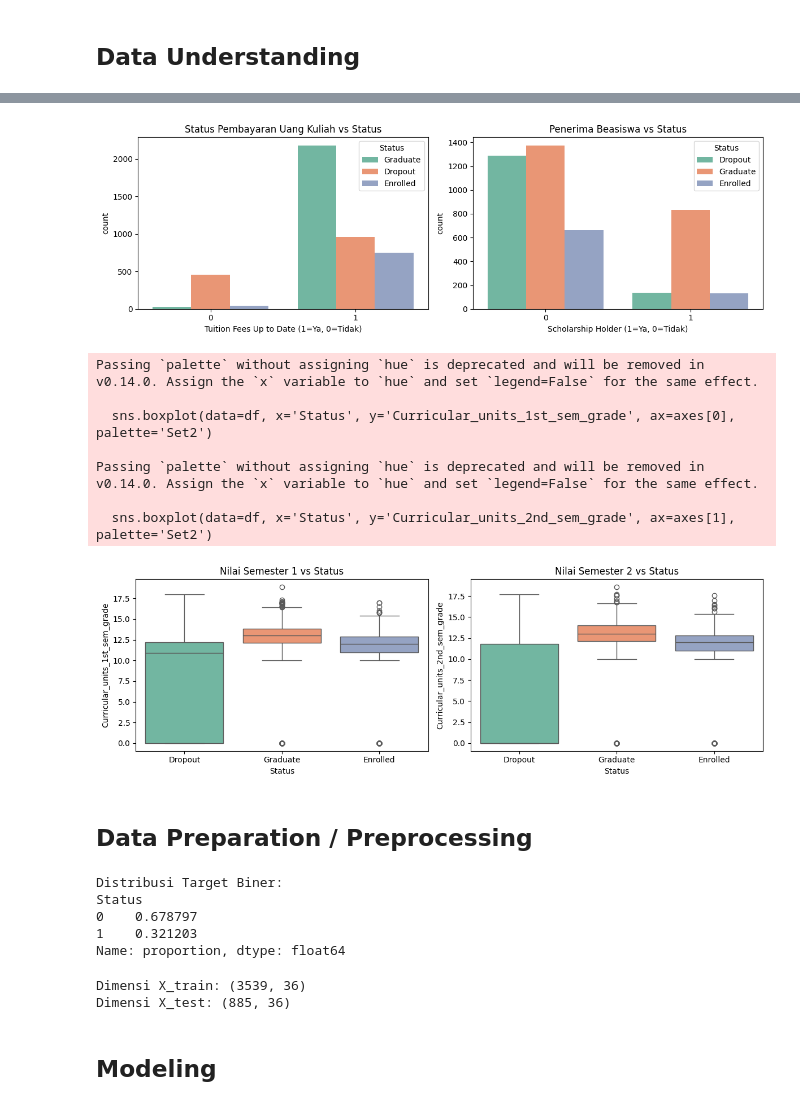
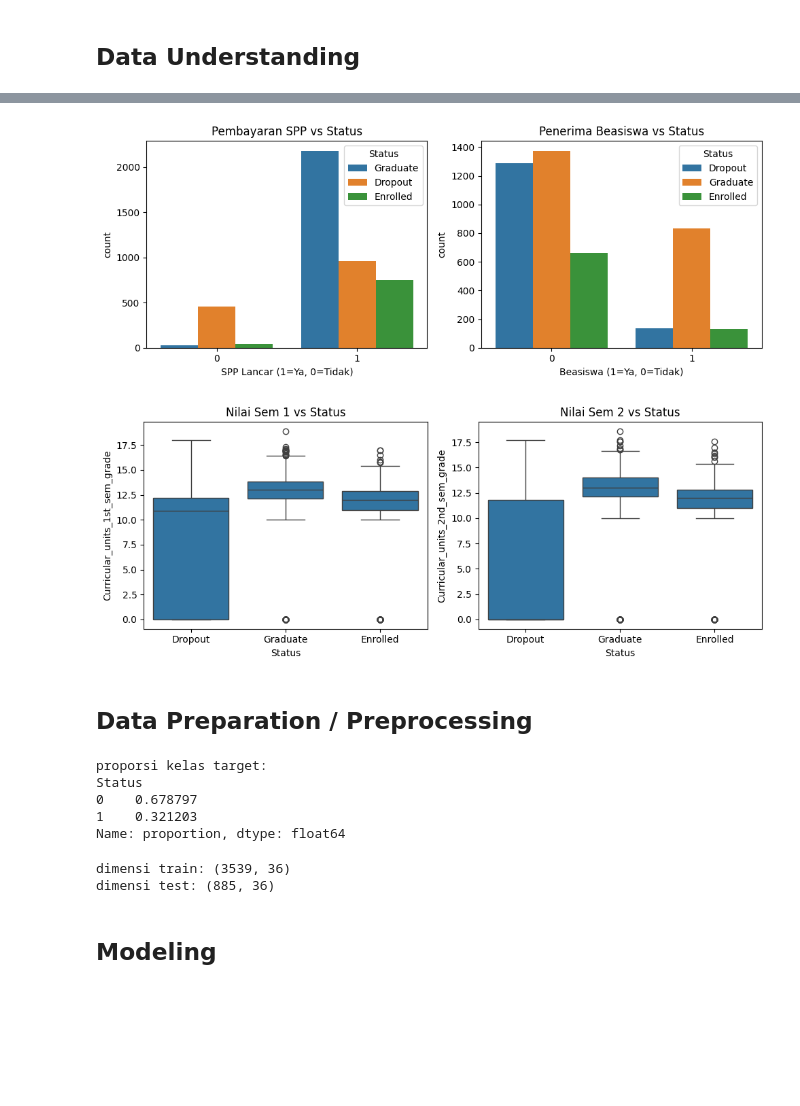
Before and after one commit to Idoo0/student-dropout-prediction, a Jupyter notebook: notebook.ipynb, the cells around one changed output, grey strips where cells are left out. Saved outputs shown, nothing was run; the diff lists cells and outputs as text; code cells hidden in the pictures; blank space fills up the shorter version.

```diff
--- a/notebook.ipynb
+++ b/notebook.ipynb
@@ -83,64 +81,57 @@ Passing `palette` without assigning `hue` is deprecated and will be removed in v
 # %%
-# Hubungan Status Finansial dengan Dropout
-fig, axes = plt.subplots(1, 2, figsize=(12, 4))
+# visualisasi hubungan spp dan beasiswa terhadap status
+fig, axes = plt.subplots(1, 2, figsize=(10, 4))
 
-sns.countplot(data=df, x='Tuition_fees_up_to_date', hue='Status', ax=axes[0], palette='Set2')
-axes[0].set_title('Status Pembayaran Uang Kuliah vs Status')
-axes[0].set_xlabel('Tuition Fees Up to Date (1=Ya, 0=Tidak)')
+sns.countplot(data=df, x='Tuition_fees_up_to_date', hue='Status', ax=axes[0])
+axes[0].set_title('Pembayaran SPP vs Status')
+axes[0].set_xlabel('SPP Lancar (1=Ya, 0=Tidak)')
 
-sns.countplot(data=df, x='Scholarship_holder', hue='Status', ax=axes[1], palette='Set2')
+sns.countplot(data=df, x='Scholarship_holder', hue='Status', ax=axes[1])
 axes[1].set_title('Penerima Beasiswa vs Status')
-axes[1].set_xlabel('Scholarship Holder (1=Ya, 0=Tidak)')
+axes[1].set_xlabel('Beasiswa (1=Ya, 0=Tidak)')
 
 plt.tight_layout()
 plt.show()
 # %% [output]
-[figure, old version]
+[figure, new version]
 # %%
-# Hubungan Performa Akademik Semester 1 & 2 dengan Status
-fig, axes = plt.subplots(1, 2, figsize=(12, 4))
+# visualisasi nilai semester 1 dan 2 terhadap status
+fig, axes = plt.subplots(1, 2, figsize=(10, 4))
 
-sns.boxplot(data=df, x='Status', y='Curricular_units_1st_sem_grade', ax=axes[0], palette='Set2')
-axes[0].set_title('Nilai Semester 1 vs Status')
+sns.boxplot(data=df, x='Status', y='Curricular_units_1st_sem_grade', ax=axes[0])
+axes[0].set_title('Nilai Sem 1 vs Status')
 
-sns.boxplot(data=df, x='Status', y='Curricular_units_2nd_sem_grade', ax=axes[1], palette='Set2')
-axes[1].set_title('Nilai Semester 2 vs Status')
+sns.boxplot(data=df, x='Status', y='Curricular_units_2nd_sem_grade', ax=axes[1])
+axes[1].set_title('Nilai Sem 2 vs Status')
 
 plt.tight_layout()
 plt.show()
 # %% [output]
-Passing `palette` without assigning `hue` is deprecated and will be removed in v0.14.0. Assign the `x` variable to `hue` and set `legend=False` for the same effect.
-
-  sns.boxplot(data=df, x='Status', y='Curricular_units_1st_sem_grade', ax=axes[0], palette='Set2')
-
-Passing `palette` without assigning `hue` is deprecated and will be removed in v0.14.0. Assign the `x` variable to `hue` and set `legend=False` for the same effect.
-
-  sns.boxplot(data=df, x='Status', y='Curricular_units_2nd_sem_grade', ax=axes[1], palette='Set2')
-[figure, old version]
+[figure, new version]
 # %% [markdown]
 ## Data Preparation / Preprocessing
 # %%
-# Pembuatan target biner: 1 untuk Dropout, 0 untuk Non-Dropout (Graduate & Enrolled)
+# buat target biner (1=dropout, 0=non-dropout)
 X = df.drop(columns=['Status'])
 y = (df['Status'] == 'Dropout').astype(int)
 
-print('Distribusi Target Biner:')
+print('proporsi kelas target:')
 print(y.value_counts(normalize=True))
 # %% [output]
-Distribusi Target Biner:
+proporsi kelas target:
 Status
 0    0.678797
 1    0.321203
 Name: proportion, dtype: float64
 # %%
-# Split dataset train dan test (80:20) dengan stratifikasi
+# split data train dan test 80:20
 X_train, X_test, y_train, y_test = train_test_split(
     X, y, test_size=0.2, random_state=42, stratify=y
 )
 
-print('Dimensi X_train:', X_train.shape)
-print('Dimensi X_test:', X_test.shape)
+print('dimensi train:', X_train.shape)
+print('dimensi test:', X_test.shape)
 # %% [output]
-Dimensi X_train: (3539, 36)
-Dimensi X_test: (885, 36)
+dimensi train: (3539, 36)
+dimensi test: (885, 36)
 # %%
```
Also changed, not shown: parts of 14 cells of this notebook.
